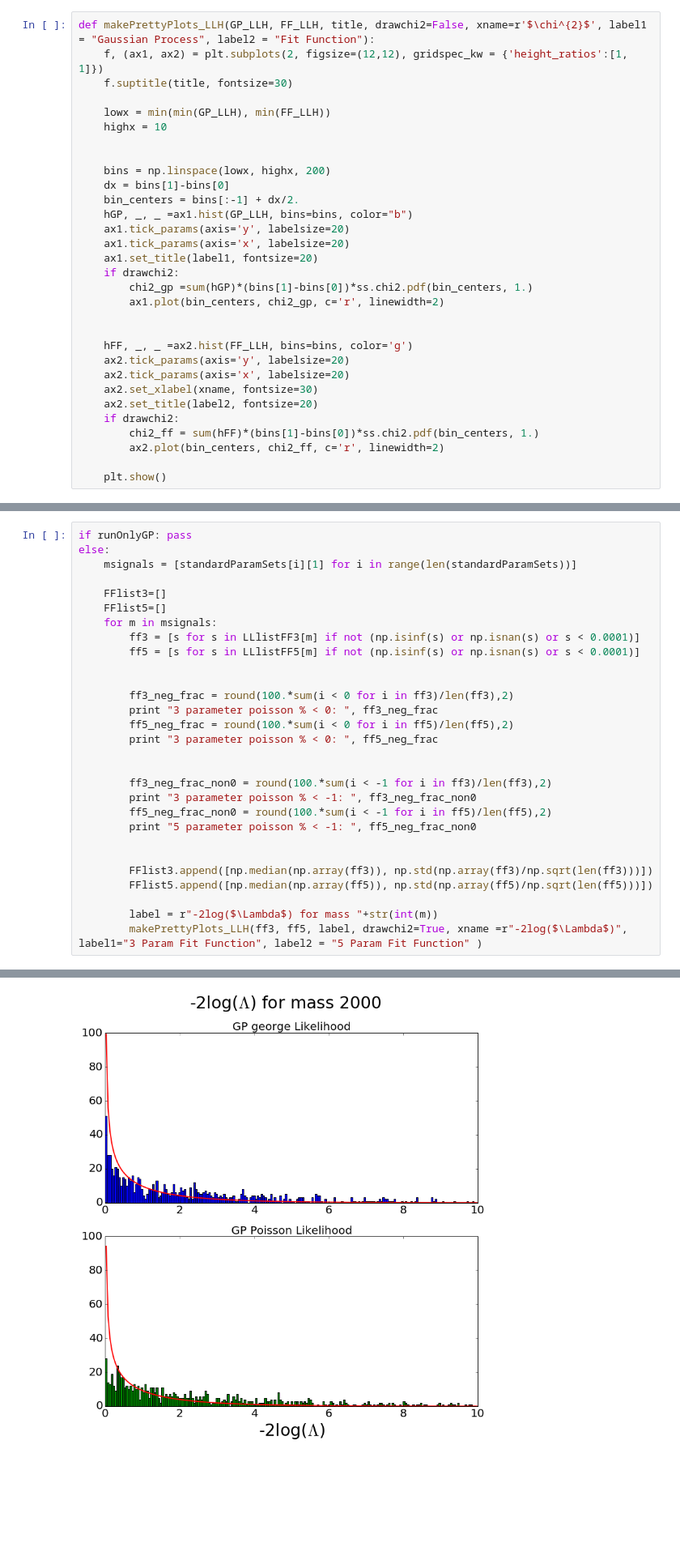
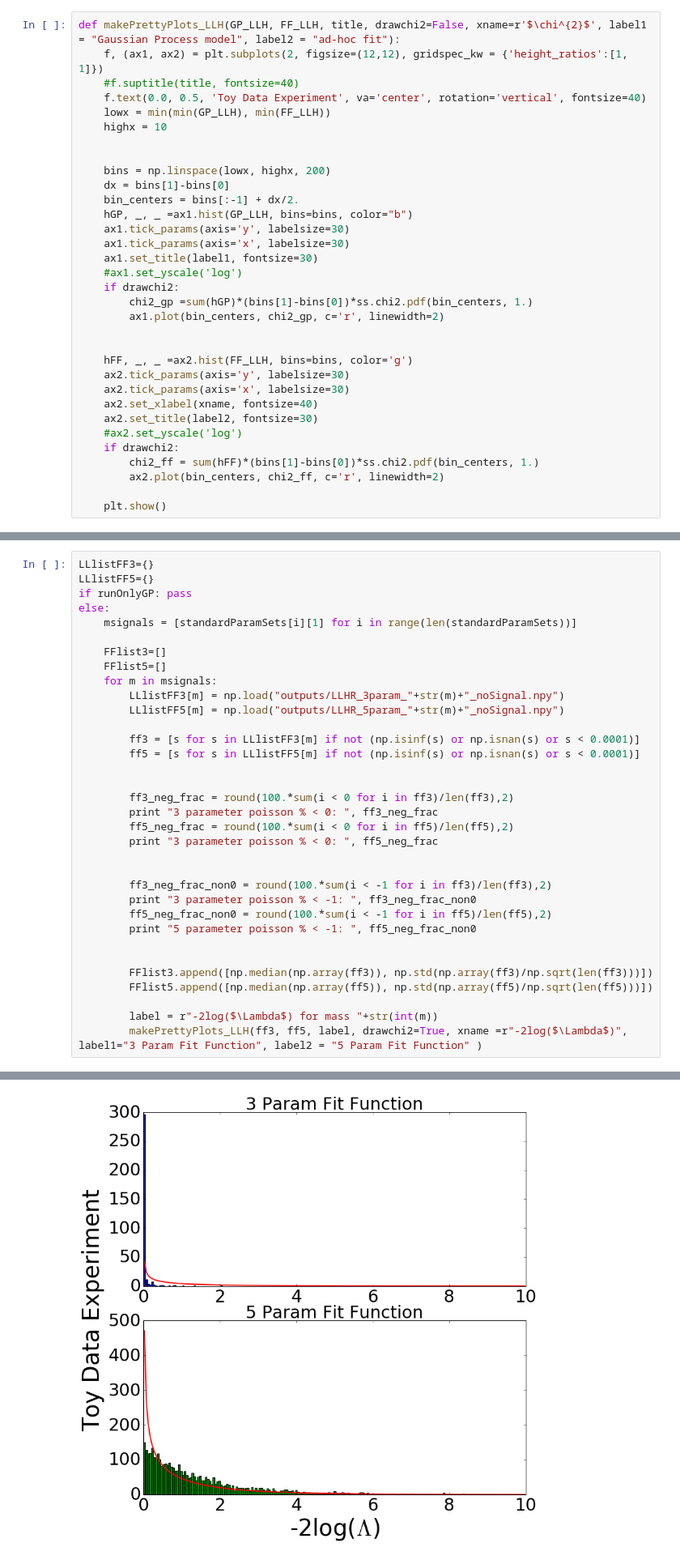
Before and after one commit to mfrate28/GP_Paper, a Jupyter notebook: LLHR_tests.ipynb, the cells around one changed output, grey strips where cells are left out. Shown at 81% size. Saved outputs shown, nothing was run; the diff lists cells and outputs as text; blank space fills up the shorter version.

```diff
--- a/LLHR_tests.ipynb
+++ b/LLHR_tests.ipynb
@@ -120,10 +117,10 @@ def removeZeros(data):
 # %% [markdown]
 #### Plot distribution of log likelihood ratio with chi2 drawn on top
 # %%
-def makePrettyPlots_LLH(GP_LLH, FF_LLH, title, drawchi2=False, xname=r'$\chi^{2}$', label1 = "Gaussian Process", label2 = "Fit Function"):
+def makePrettyPlots_LLH(GP_LLH, FF_LLH, title, drawchi2=False, xname=r'$\chi^{2}$', label1 = "Gaussian Process model", label2 = "ad-hoc fit"):
     f, (ax1, ax2) = plt.subplots(2, figsize=(12,12), gridspec_kw = {'height_ratios':[1, 1]})
-    f.suptitle(title, fontsize=30)
-
+    #f.suptitle(title, fontsize=40)
+    f.text(0.0, 0.5, 'Toy Data Experiment', va='center', rotation='vertical', fontsize=40)
     lowx = min(min(GP_LLH), min(FF_LLH))
     highx = 10
 
@@ -132,19 +129,21 @@ def makePrettyPlots_LLH(GP_LLH, FF_LLH, title, drawchi2=False, xname=r'$\chi^{2}
     dx = bins[1]-bins[0]
     bin_centers = bins[:-1] + dx/2.
     hGP, _, _ =ax1.hist(GP_LLH, bins=bins, color="b")
-    ax1.tick_params(axis='y', labelsize=20)
-    ax1.tick_params(axis='x', labelsize=20)
-    ax1.set_title(label1, fontsize=20)
+    ax1.tick_params(axis='y', labelsize=30)
+    ax1.tick_params(axis='x', labelsize=30)
+    ax1.set_title(label1, fontsize=30)
+    #ax1.set_yscale('log')
     if drawchi2:
         chi2_gp =sum(hGP)*(bins[1]-bins[0])*ss.chi2.pdf(bin_centers, 1.)
         ax1.plot(bin_centers, chi2_gp, c='r', linewidth=2)
 
 
     hFF, _, _ =ax2.hist(FF_LLH, bins=bins, color='g')
-    ax2.tick_params(axis='y', labelsize=20)
-    ax2.tick_params(axis='x', labelsize=20)
-    ax2.set_xlabel(xname, fontsize=30)
-    ax2.set_title(label2, fontsize=20)
+    ax2.tick_params(axis='y', labelsize=30)
+    ax2.tick_params(axis='x', labelsize=30)
+    ax2.set_xlabel(xname, fontsize=40)
+    ax2.set_title(label2, fontsize=30)
+    #ax2.set_yscale('log')
     if drawchi2:
         chi2_ff = sum(hFF)*(bins[1]-bins[0])*ss.chi2.pdf(bin_centers, 1.)
         ax2.plot(bin_centers, chi2_ff, c='r', linewidth=2)
@@ -692,6 +691,8 @@ for m in msignals:
     np.save("outputs/LLHR_GP_george_"+str(m)+"_noSignal.npy", np.array(LLlistGP[m]))
     np.save("outputs/LLHR_GP_Poisson_"+str(m)+"_noSignal.npy", np.array(LLlistGPP[m]))
 # %%
+LLlistFF3={}
+LLlistFF5={}
 if runOnlyGP: pass
 else:
     msignals = [standardParamSets[i][1] for i in range(len(standardParamSets))]
@@ -699,6 +700,9 @@ else:
     FFlist3=[]
     FFlist5=[]
     for m in msignals:
+        LLlistFF3[m] = np.load("outputs/LLHR_3param_"+str(m)+"_noSignal.npy")
+        LLlistFF5[m] = np.load("outputs/LLHR_5param_"+str(m)+"_noSignal.npy")
+
         ff3 = [s for s in LLlistFF3[m] if not (np.isinf(s) or np.isnan(s) or s < 0.0001)]
         ff5 = [s for s in LLlistFF5[m] if not (np.isinf(s) or np.isnan(s) or s < 0.0001)]
 
@@ -729 +732 @@ george, poisson % < -1:  0.0 , 0.0
-[figure, old version]
+[figure, new version]
```
Also changed, not shown: parts of 4 cells of this notebook, 2 other files.
